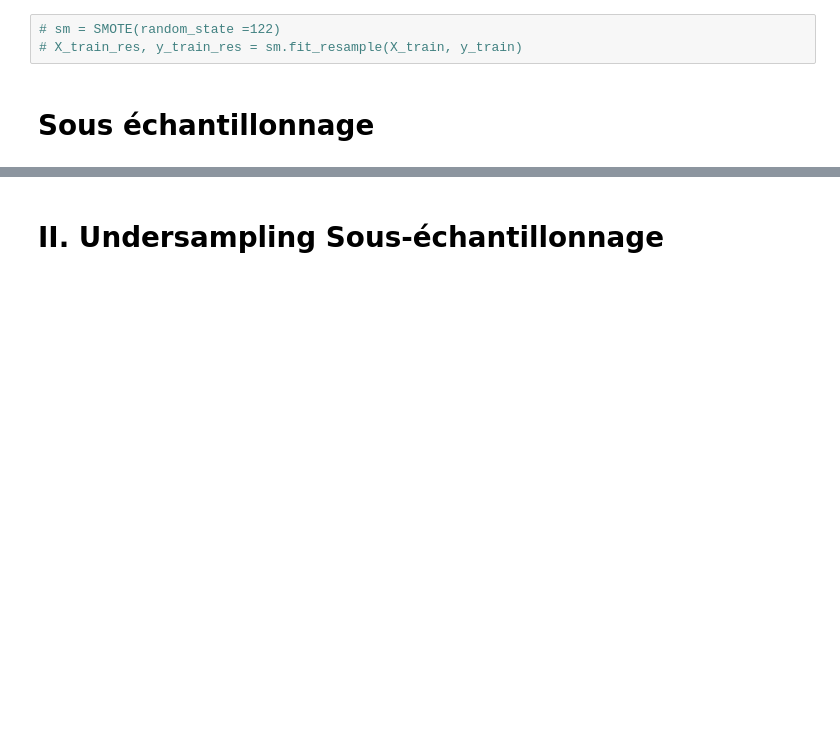
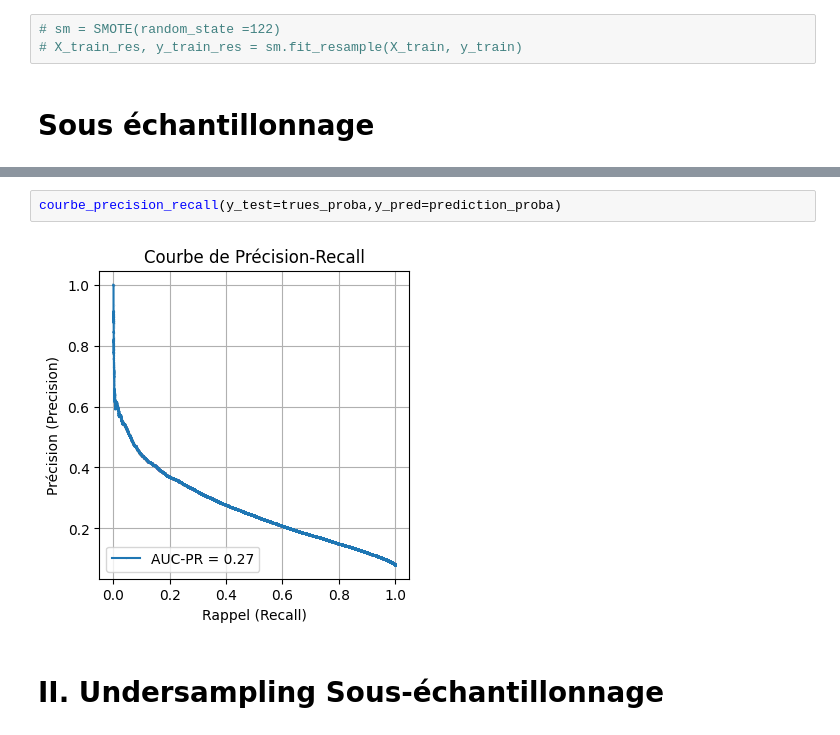
Before and after one commit to ArhurK/P7_Data_Scientist_implentez_un_modele_de_scoring, a Jupyter notebook: P7_Data_Scientist_Scoring.ipynb, the cells around one changed output, grey strips where cells are left out. Drawn from its saved outputs; the diff is of its cells as text; blank space fills up the shorter version.

```diff
--- a/P7_Data_Scientist_Scoring.ipynb
+++ b/P7_Data_Scientist_Scoring.ipynb
@@ -1072,5 +1072,9 @@ matrice_conf_plot(y_test=trues_proba, y_pred = prediction_proba[:,1], seuil=.5)
 # %% [output]
 [figure]
+# %%
+courbe_precision_recall(y_test=trues_proba,y_pred=prediction_proba)
+# %% [output]
+[figure, added]
 # %% [markdown]
 # II. Undersampling Sous-échantillonnage
 # %%
```
Also changed, not shown: parts of 3 cells of this notebook.
